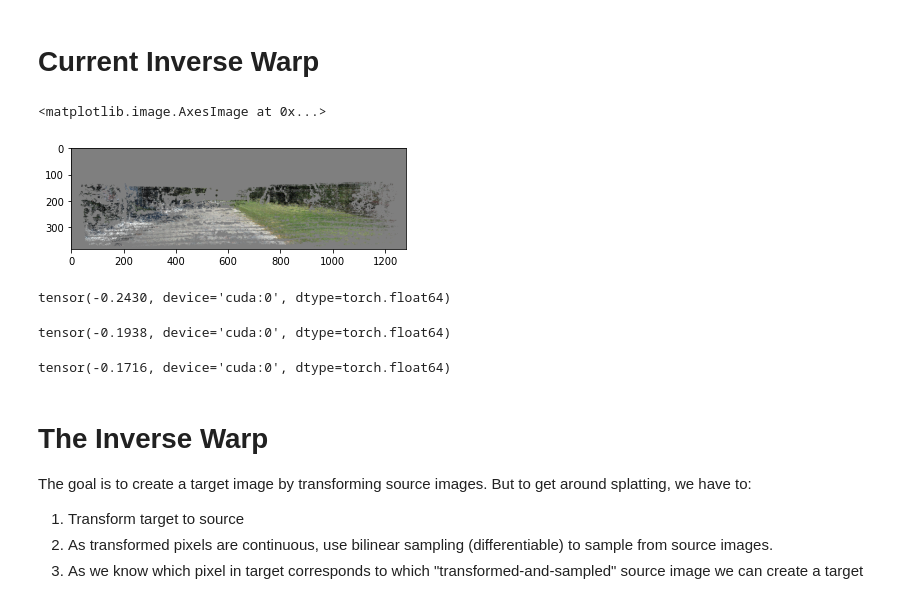
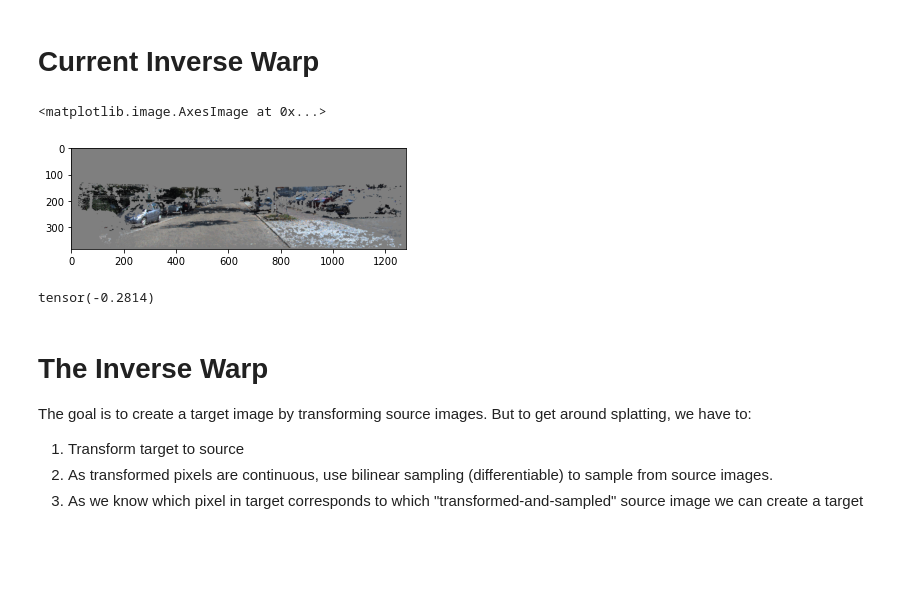
Before and after one commit to Monash-Connected-Autonomous-Vehicle/unsupervised-pseuso-LiDAR, a Jupyter notebook: inverse_warper.ipynb, the cells around one changed output. Drawn from its saved outputs; the diff is of its cells as text; code cells hidden in the pictures; blank space fills up the shorter version.

Commit message:
fix: added imu->cam transformation for oxts poses

```diff
--- a/inverse_warper.ipynb
+++ b/inverse_warper.ipynb
@@ -15,10 +35,9 @@ batch   = next(iter(trainer.train_loader))
 # %% [markdown]
 # Create a sample
 # %%
-tgt_img  = batch['tgt'].to(trainer.device)         # [b, 3, H, W]
+tgt_img  = batch['tgt'].to(trainer.device)   # [b, 3, H, W]
 ref_imgs = [img.to(trainer.device) for img in batch['ref_imgs']]    # [[b, 3, H, W], [b, 3, H, W]]
 K        = batch['intrinsics'].to(trainer.device)  # [b, 3, 4]
 depth    = batch['groundtruth'].to(trainer.device) # [b, H, W]
+pose = [oxts.to(trainer.device) * 0.001 for oxts in batch['oxts']]
-# %%
-pose = [oxts.to(trainer.device) for oxts in batch['oxts']]
 # %%
@@ -39,6 +53,0 @@ sample = dataset.__getitem__(140)
-# %%
-tgt        = np.transpose((batch['tgt'][1].cpu().detach().numpy() * 0.5) + 0.5, (1, 2, 0))
-ref_imgs   = [np.transpose(0.5 + (img[1].cpu().detach().numpy() * 0.5), (1, 2, 0)) for img in batch['ref_imgs']]
-gt         = batch['groundtruth']
-
-projected_img = cv2.cvtColor(cv2.imread('./images/warping/64.png'), cv2.COLOR_BGR2RGB) / 255
@@ -72,27 +60,23 @@ from geometry.transform import *
 projected_imgs = [inverse_warp(ref_img, depth, pose, K) for ref_img, pose in zip(ref_imgs, pose)]
 # %%
 # plot
-proj_img = projected_imgs[0][0]
+proj_img = projected_imgs[1][0]
 proj_img = 0.5 + (proj_img * 0.5)
 proj_img = np.transpose((proj_img.squeeze()).cpu().detach().numpy(), (1, 2, 0))
 GT = depth[0].squeeze().cpu().detach().numpy()
 
 plt.imshow(proj_img)
 # %% [output]
 <matplotlib.image.AxesImage at 0x...>
-[figure, old version]
+[figure, new version]
 # %%
-(tgt_img - projected_imgs[0][0]).mean()
+(tgt_img - projected_imgs[1][0]).mean()
 # %% [output]
-tensor(-0.2430, device='cuda:0', dtype=torch.float64)
+tensor(-0.2814)
 # %%
 (ref_imgs[0] - projected_imgs[0][0]).mean()
-# %% [output]
-tensor(-0.1938, device='cuda:0', dtype=torch.float64)
 # %%
 (ref_imgs[1] - projected_imgs[0][0]).mean()
-# %% [output]
-tensor(-0.1716, device='cuda:0', dtype=torch.float64)
 # %% [markdown]
 # The Inverse Warp
 
```
Also changed, not shown: parts of 12 cells of this notebook, 6 other files.
